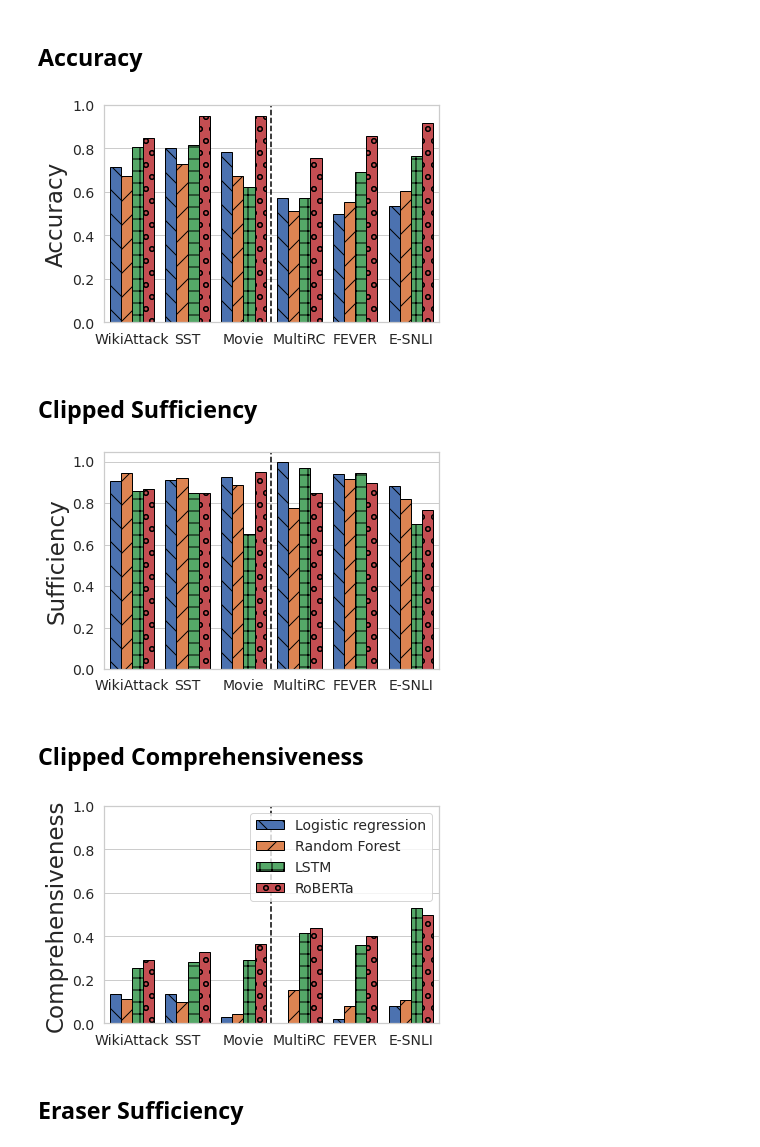
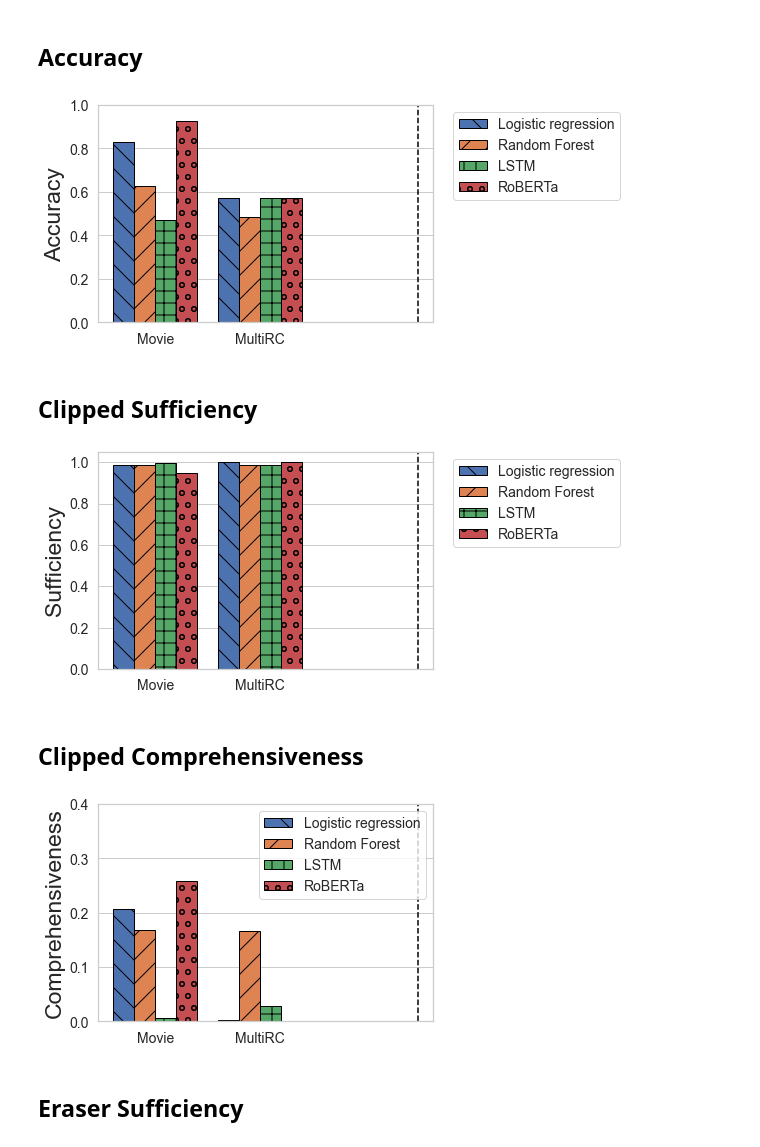
Before and after one commit to shaggyday/evaluating-human-rationales, a Jupyter notebook: plotting/dataset_and_fidelity_analysis_plots.ipynb, the cells around one changed output. Drawn from its saved outputs; the diff is of its cells as text; code cells hidden in the pictures.

```diff
--- a/plotting/dataset_and_fidelity_analysis_plots.ipynb
+++ b/plotting/dataset_and_fidelity_analysis_plots.ipynb
@@ -24,3 +24,41 @@ import numpy as np
 import ast
 import matplotlib.patches as mpatches
 import math
+# %%
+def pretty_histogram(bar, xlabel, ylabel, legend_loc, legend_frameon=True, bbox_to_anchor=(1.04,1),
+                    add_legend=True):
+    for i,thisbar in enumerate(bar.patches):
+        # Set a different hatch for each bar
+#         if i in [0, 1, 2, 3, 4, 5]:
+        if i in [0, 1]:
+            thisbar.set_color(dataset_colors_idx[0])
+            thisbar.set_hatch('\\')
+            thisbar.set_edgecolor('black')
+#         elif i in [6, 7, 8, 9, 10, 11]:
+        elif i in [2,3]:
+            thisbar.set_color(dataset_colors_idx[1])
+            thisbar.set_hatch('/')
+            thisbar.set_edgecolor('black')
+#         elif i in [12, 13, 14, 15, 16, 17]:
+        elif i in [4,5]:
+            thisbar.set_color(dataset_colors_idx[2])
+            thisbar.set_hatch('+')
+            thisbar.set_edgecolor('black')
+        else:
+            thisbar.set_color(dataset_colors_idx[3])
+            thisbar.set_hatch('o')
+            thisbar.set_edgecolor('black')
+    plt.axvline(x=2.5, linestyle="dashed", color="black")
+    # plt.ylim(0.6, 1)
+    plt.ylabel(ylabel, fontsize=LABELSIZE)
+    plt.xlabel(xlabel, fontsize=LABELSIZE)
+    plt.tick_params(axis="x", labelsize=TICKLABELSIZE)
+    plt.tick_params(axis="y", labelsize=TICKLABELSIZE)
+    if add_legend:
+        if legend_loc == "best":
+            plt.legend(loc=legend_loc, fontsize=LEGENDLABELSIZE, frameon=legend_frameon)
+        else:
+            plt.legend(loc=legend_loc, fontsize=LEGENDLABELSIZE, frameon=legend_frameon,
+                       bbox_to_anchor=bbox_to_anchor)
+    else:
+        plt.legend('', frameon=False)
@@ -171,7 +235,7 @@ plt.show()
 model_names = ["logistic_regression", "random_forest", "lstm", "roberta"]
 # model_names = ["roberta", "lstm"]
 # datasets = ["wikiattack", "sst", "movies", "multirc", "fever", "esnli"]
-datasets = ["multirc"]
+datasets = ["movies","multirc"]
 plot_data = {"dataset": [], "model": [], "accuracy": [], "clipped_sufficiency": [],
             "clipped_comprehensiveness": [], "eraser_sufficiency": [], "eraser_comprehensiveness": [],
             "normalized_comprehensiveness": [], "normalized_sufficiency": []}
@@ -256,33 +328,33 @@ plot_data_df
 # %%
 bar = sns.barplot(x="dataset", y="accuracy", hue="model", data=plot_data_df, palette='colorblind')
 pretty_histogram(bar, xlabel="", ylabel="Accuracy", legend_loc="upper left", legend_frameon=True,
-                 bbox_to_anchor=(1.04,1), add_legend=False)
+                 bbox_to_anchor=(1.04,1), add_legend=True)
 plt.ylim(0, 1)
-plt.savefig("/data/anirudh/output/evaluating_human_rationales/figs/overall/accuracy.png", bbox_inches = 'tight', dpi=300)
+# plt.savefig("/data/anirudh/output/evaluating_human_rationales/figs/overall/accuracy.png", bbox_inches = 'tight', dpi=300)
 plt.show()
 # %% [output]
-[figure, old version]
+[figure, new version]
 # %% [markdown]
 ## Clipped Sufficiency
 # %%
 bar = sns.barplot(x="dataset", y="clipped_sufficiency", hue="model", data=plot_data_df, palette='colorblind')
 pretty_histogram(bar, xlabel="", ylabel="Sufficiency", legend_loc="upper left", legend_frameon=True,
-                 bbox_to_anchor=(1.04,1), add_legend=False)
-plt.savefig("/data/anirudh/output/evaluating_human_rationales/figs/overall/sufficiency.png", bbox_inches = 'tight', dpi=300)
+                 bbox_to_anchor=(1.04,1), add_legend=True)
+# plt.savefig("/data/anirudh/output/evaluating_human_rationales/figs/overall/sufficiency.png", bbox_inches = 'tight', dpi=300)
 plt.show()
 # %% [output]
-[figure, old version]
+[figure, new version]
 # %% [markdown]
 ## Clipped Comprehensiveness
 # %%
 bar = sns.barplot(x="dataset", y="clipped_comprehensiveness", hue="model", data=plot_data_df, palette='colorblind')
 pretty_histogram(bar, xlabel="", ylabel="Comprehensiveness", legend_loc="best", legend_frameon=True,
                  bbox_to_anchor=(1.04,1))
-plt.ylim(0, 1)
-plt.savefig("/data/anirudh/output/evaluating_human_rationales/figs/overall/comprehensiveness.png", bbox_inches = 'tight', dpi=300)
+plt.ylim(0, 0.4)
+# plt.savefig("/data/anirudh/output/evaluating_human_rationales/figs/overall/comprehensiveness.png", bbox_inches = 'tight', dpi=300)
 plt.show()
 # %% [output]
-[figure, old version]
+[figure, new version]
 # %% [markdown]
 ## Eraser Sufficiency
 # %%
```
Also changed, not shown: parts of 16 cells of this notebook, 21 other files.
